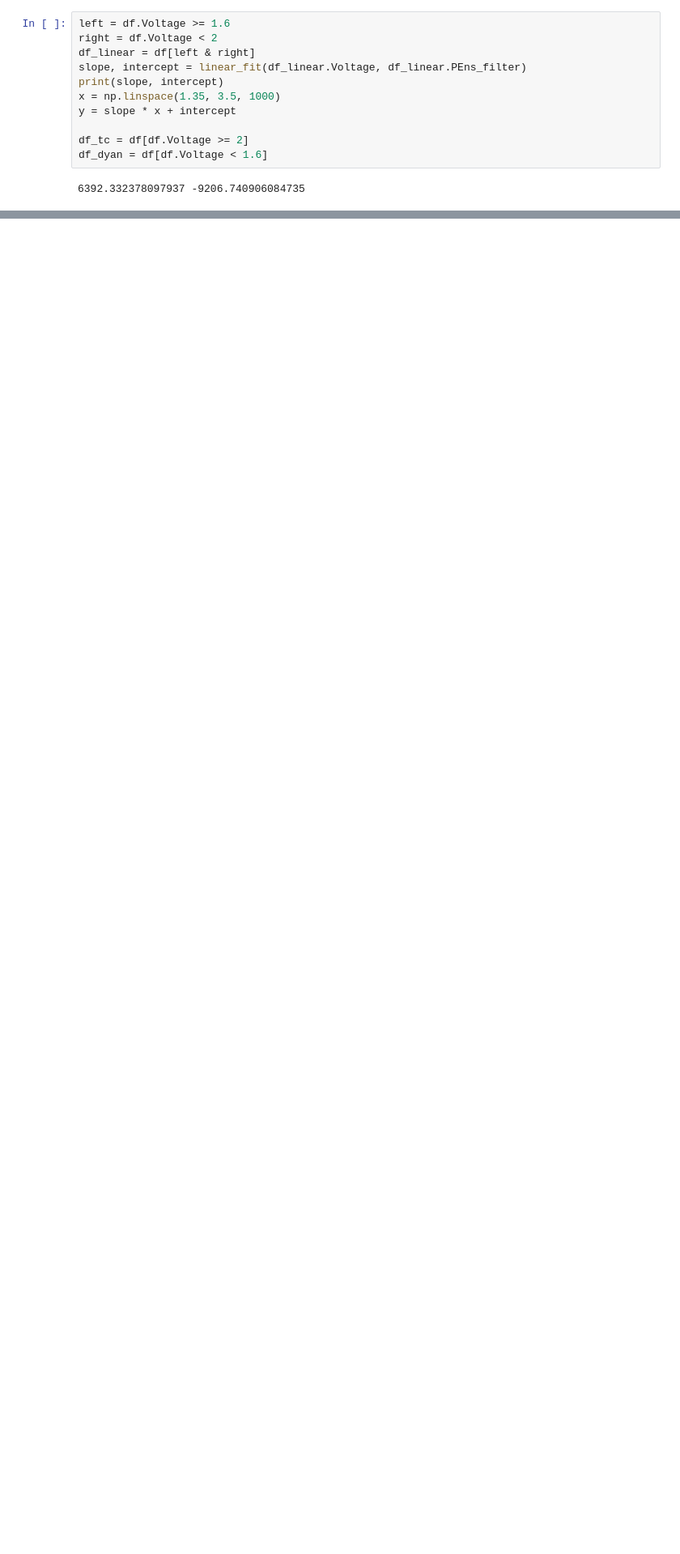
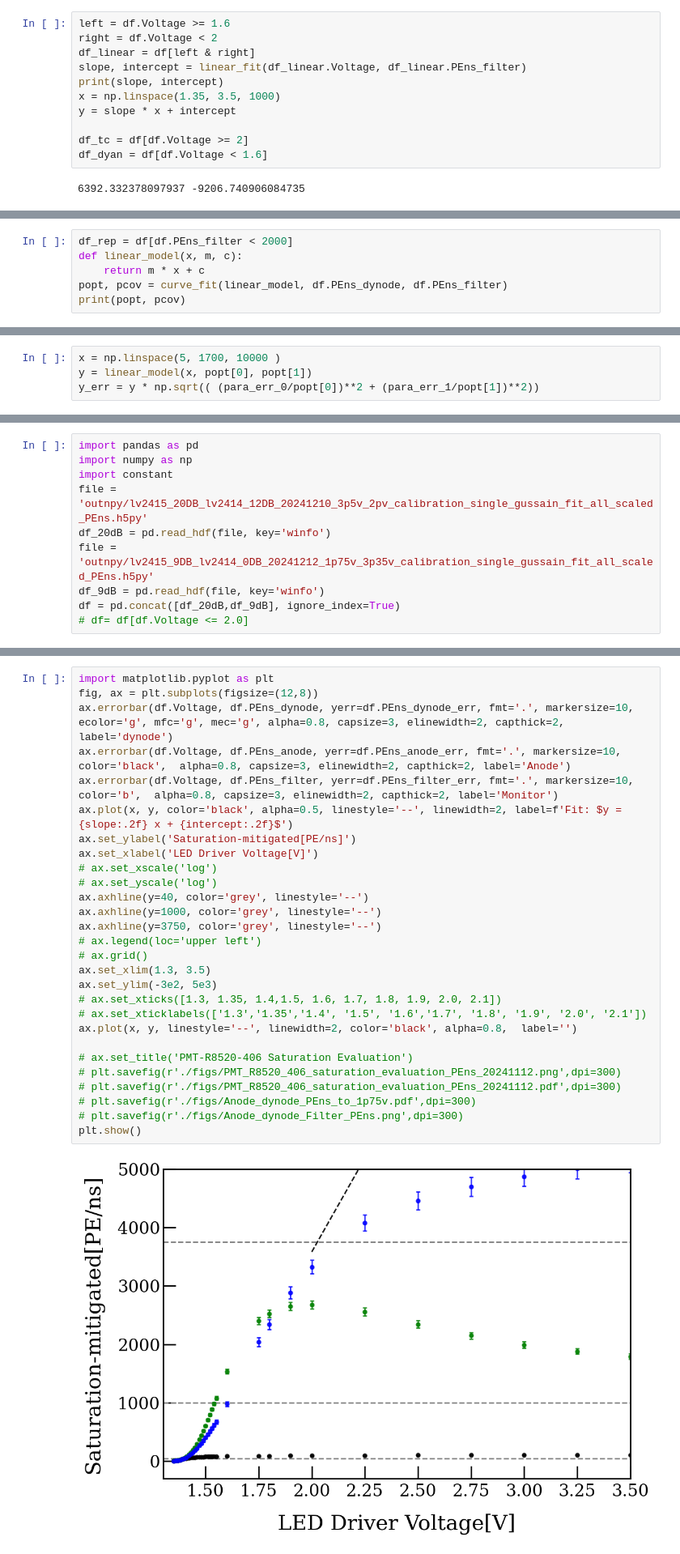
Before and after one commit to Westlake-University-Lsc-lab/ProcessLocalData, a Jupyter notebook: plotsfigures.ipynb, the cells around one changed output, grey strips where cells are left out. Shown at 81% size. Cells and saved outputs as stored; diff of their text form; blank space fills up the shorter version.

```diff
--- a/plotsfigures.ipynb
+++ b/plotsfigures.ipynb
@@ -306,0 +568,6 @@ plt.show()
+# %%
+df_rep = df[df.PEns_filter < 2000]
+def linear_model(x, m, c):
+    return m * x + c
+popt, pcov = curve_fit(linear_model, df.PEns_dynode, df.PEns_filter)
+print(popt, pcov)
@@ -306,0 +583,4 @@ plt.show()
+# %%
+x = np.linspace(5, 1700, 10000 )
+y = linear_model(x, popt[0], popt[1])
+y_err = y * np.sqrt(( (para_err_0/popt[0])**2 + (para_err_1/popt[1])**2))
@@ -306,0 +647,10 @@ plt.show()
+# %%
+import pandas as pd
+import numpy as np
+import constant
+file = 'outnpy/lv2415_20DB_lv2414_12DB_20241210_3p5v_2pv_calibration_single_gussain_fit_all_scaled_PEns.h5py'
+df_20dB = pd.read_hdf(file, key='winfo')
+file = 'outnpy/lv2415_9DB_lv2414_0DB_20241212_1p75v_3p35v_calibration_single_gussain_fit_all_scaled_PEns.h5py'
+df_9dB = pd.read_hdf(file, key='winfo')
+df = pd.concat([df_20dB,df_9dB], ignore_index=True)
+# df= df[df.Voltage <= 2.0]
@@ -306,0 +688,30 @@ plt.show()
+# %%
+import matplotlib.pyplot as plt
+fig, ax = plt.subplots(figsize=(12,8))
+ax.errorbar(df.Voltage, df.PEns_dynode, yerr=df.PEns_dynode_err, fmt='.', markersize=10, ecolor='g', mfc='g', mec='g', alpha=0.8, capsize=3, elinewidth=2, capthick=2, label='dynode')
+ax.errorbar(df.Voltage, df.PEns_anode, yerr=df.PEns_anode_err, fmt='.', markersize=10, color='black',  alpha=0.8, capsize=3, elinewidth=2, capthick=2, label='Anode')
+ax.errorbar(df.Voltage, df.PEns_filter, yerr=df.PEns_filter_err, fmt='.', markersize=10, color='b',  alpha=0.8, capsize=3, elinewidth=2, capthick=2, label='Monitor')
+ax.plot(x, y, color='black', alpha=0.5, linestyle='--', linewidth=2, label=f'Fit: $y = {slope:.2f} x + {intercept:.2f}$')
+ax.set_ylabel('Saturation-mitigated[PE/ns]')
+ax.set_xlabel('LED Driver Voltage[V]')
+# ax.set_xscale('log')
+# ax.set_yscale('log')
+ax.axhline(y=40, color='grey', linestyle='--')
+ax.axhline(y=1000, color='grey', linestyle='--')
+ax.axhline(y=3750, color='grey', linestyle='--')
+# ax.legend(loc='upper left')
+# ax.grid()
+ax.set_xlim(1.3, 3.5)
+ax.set_ylim(-3e2, 5e3)
+# ax.set_xticks([1.3, 1.35, 1.4,1.5, 1.6, 1.7, 1.8, 1.9, 2.0, 2.1])
+# ax.set_xticklabels(['1.3','1.35','1.4', '1.5', '1.6','1.7', '1.8', '1.9', '2.0', '2.1'])
+ax.plot(x, y, linestyle='--', linewidth=2, color='black', alpha=0.8,  label='')
+
+# ax.set_title('PMT-R8520-406 Saturation Evaluation')
+# plt.savefig(r'./figs/PMT_R8520_406_saturation_evaluation_PEns_20241112.png',dpi=300)
+# plt.savefig(r'./figs/PMT_R8520_406_saturation_evaluation_PEns_20241112.pdf',dpi=300)
+# plt.savefig(r'./figs/Anode_dynode_PEns_to_1p75v.pdf',dpi=300)
+# plt.savefig(r'./figs/Anode_dynode_Filter_PEns.png',dpi=300)
+plt.show()
+# %% [output]
+[figure, added]
```
Also changed, not shown: parts of 46 cells of this notebook, 1 other file.
